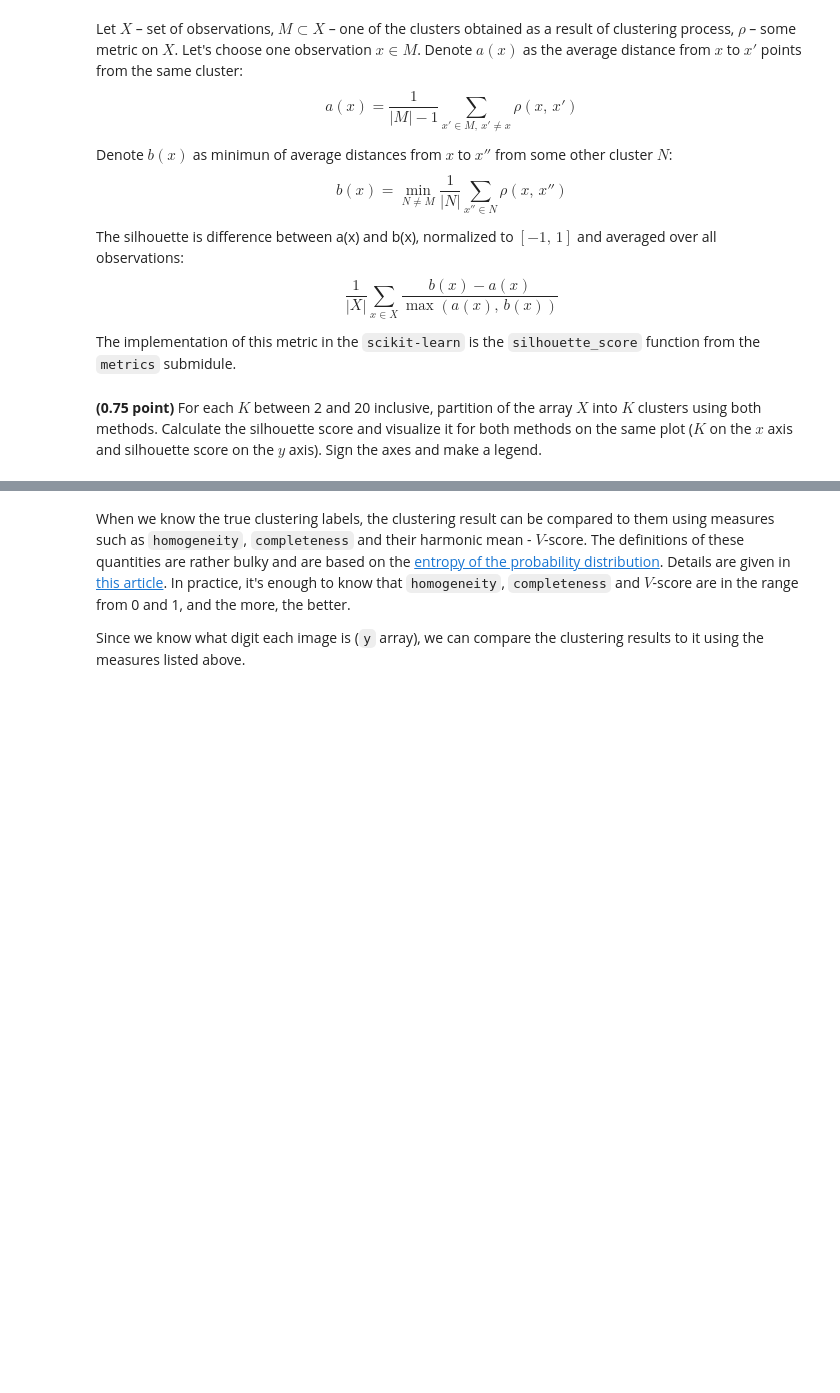
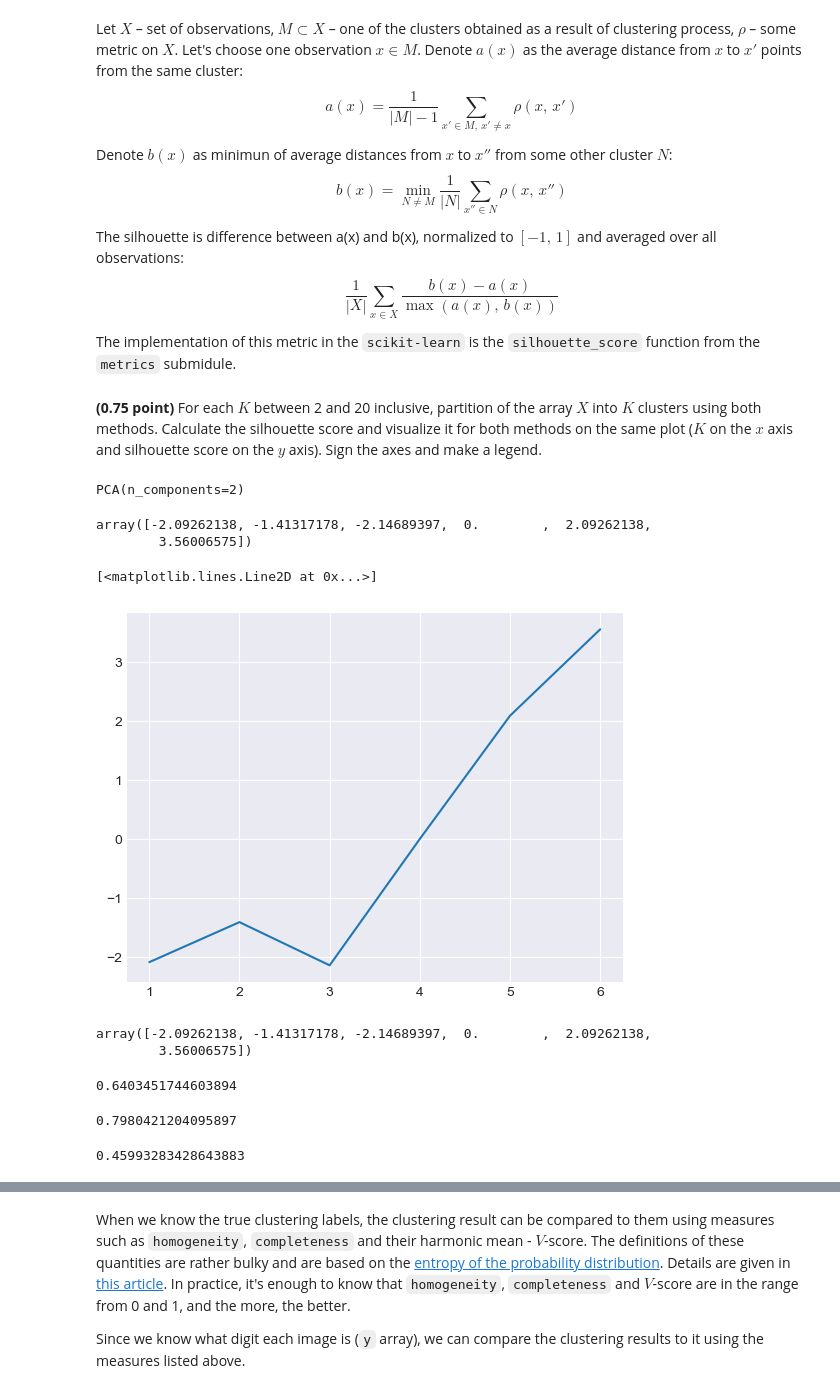
Before and after one commit to tshura/ml-intro-tasks-copy, a Jupyter notebook: 8_clustering/clustering.ipynb, the cells around one changed output, grey strips where cells are left out. Cells and saved outputs as stored; diff of their text form; code cells hidden in the pictures; blank space fills up the shorter version.

```diff
--- a/8_clustering/clustering.ipynb
+++ b/8_clustering/clustering.ipynb
@@ -193,3 +247,5 @@ $$
 The implementation of this metric in the `scikit-learn` is the `silhouette_score` function from the `metrics` submidule.
 # %% [markdown]
 **(0.75 point)** For each $K$ between 2 and 20 inclusive, partition of the array $X$ into $K$ clusters using both methods. Calculate the silhouette score and visualize it for both methods on the same plot ($K$ on the $x$ axis and silhouette score on the $y$ axis). Sign the axes and make a legend.
+# %%
+test = [[-2, -1],[-1, -1],[-1, -2], [0, 0], [2, 1], [2, 3]]
@@ -195,0 +254,34 @@ The implementation of this metric in the `scikit-learn` is the `silhouette_score
+# %%
+pcatest = PCA(2)
+# %%
+pcatest.fit(test)
+# %% [output]
+PCA(n_components=2)
+# %%
+t = pcatest.transform(test)
+# %%
+t[:,0]
+# %% [output]
+array([-2.09262138, -1.41317178, -2.14689397,  0.        ,  2.09262138,
+        3.56006575])
+# %%
+plt.plot(range(1, 7), t[:,0])
+# %% [output]
+[<matplotlib.lines.Line2D at 0x...>]
+[figure, added]
+# %%
+pcatest = PCA(1)
+pcatest.fit(test)
+t = pcatest.transform(test)
+t[:,0]
+# %% [output]
+array([-2.09262138, -1.41317178, -2.14689397,  0.        ,  2.09262138,
+        3.56006575])
+# %%
+-1.34/t[0,0]
+# %% [output]
+0.6403451744603894
+# %%
+-1.67/t[0,0]
+# %% [output]
+0.7980421204095897
@@ -195,0 +291,4 @@ The implementation of this metric in the `scikit-learn` is the `silhouette_score
+# %%
+silhouette_score(test, labels)
+# %% [output]
+0.45993283428643883
```
Also changed, not shown: parts of 33 cells of this notebook.
